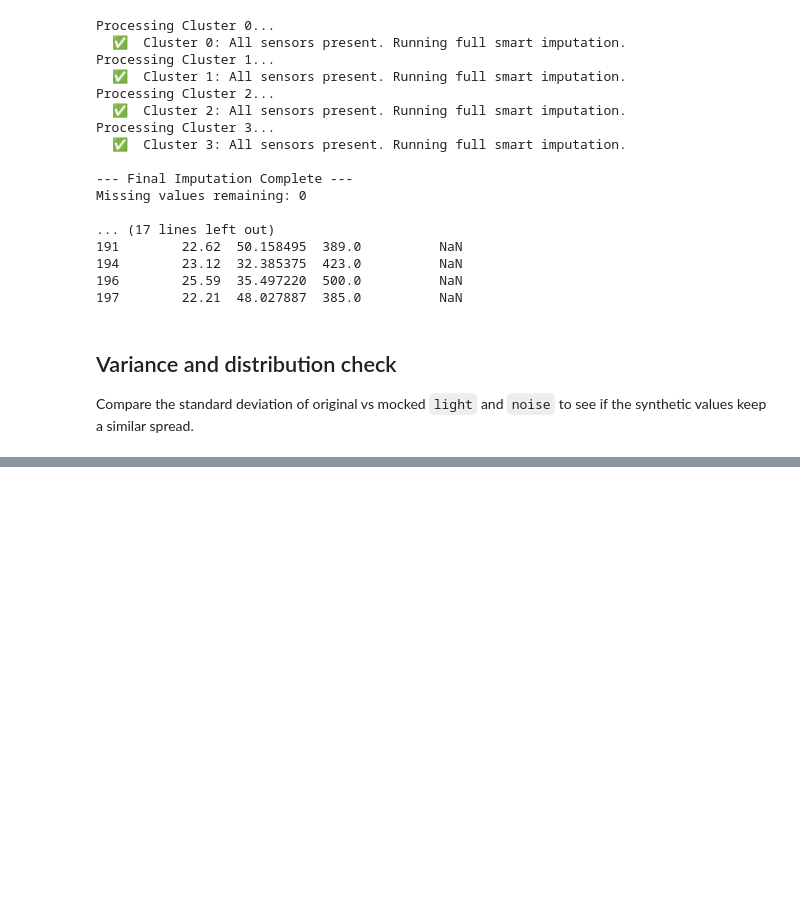
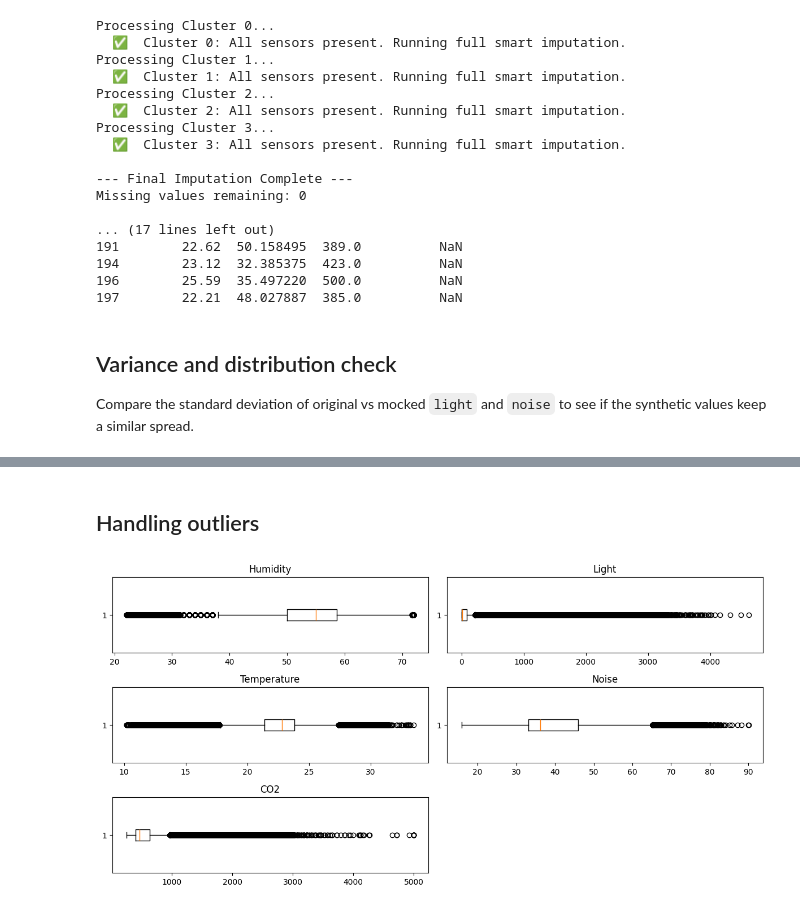
Before and after one commit to SEP4Real/SEP4, a Jupyter notebook: MAL/notebooks/data_related/full_mock_data_analysis.ipynb, the cells around one changed output, grey strips where cells are left out. Cells and saved outputs as stored; diff of their text form; code cells hidden in the pictures; blank space fills up the shorter version.

```diff
--- a/MAL/notebooks/data_related/full_mock_data_analysis.ipynb
+++ b/MAL/notebooks/data_related/full_mock_data_analysis.ipynb
@@ -323,0 +330,29 @@ plt.show()
+# %% [markdown]
+## Handling outliers
+# %%
+plt.figure(figsize=(12, 6))
+
+plt.subplot(3,2,1)
+plt.boxplot(final_df['humidity'], vert=False)
+plt.title("Humidity")
+
+plt.subplot(3,2,2)
+plt.boxplot(final_df['light'], vert=False)
+plt.title("Light")
+
+plt.subplot(3,2,3)
+plt.boxplot(final_df['temperature'], vert=False)
+plt.title("Temperature")
+
+plt.subplot(3,2,4)
+plt.boxplot(final_df['noise'], vert=False)
+plt.title("Noise")
+
+plt.subplot(3,2,5)
+plt.boxplot(final_df['co2'], vert=False)
+plt.title("CO2")
+
+plt.tight_layout()
+plt.show()
+# %% [output]
+[figure, added]
```
Also changed, not shown: parts of 4 cells of this notebook.
